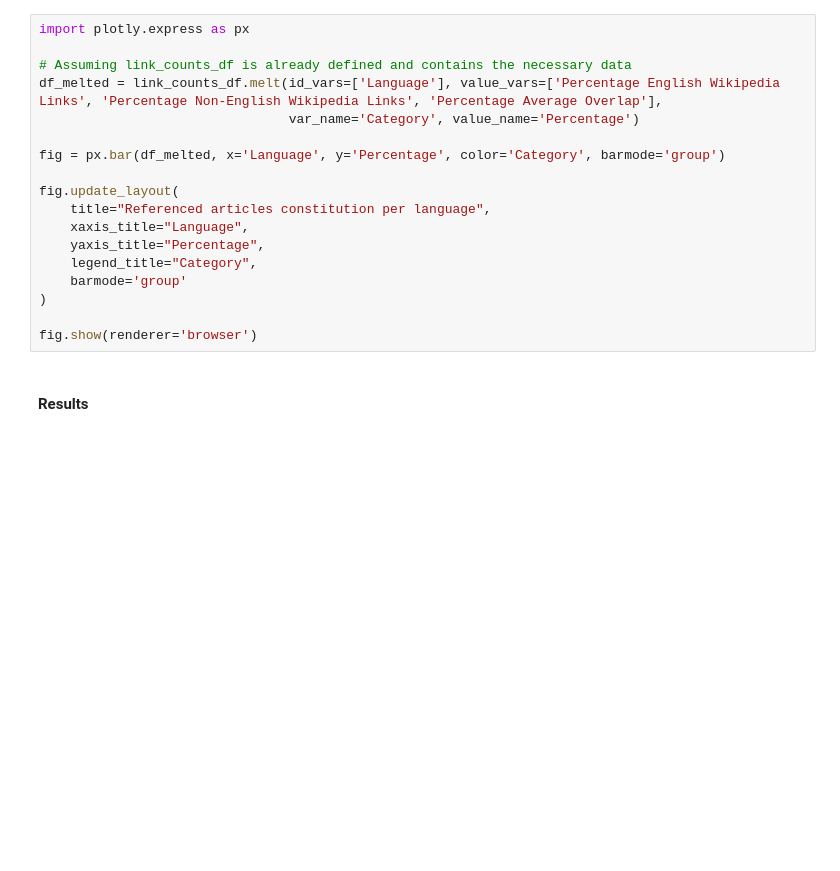
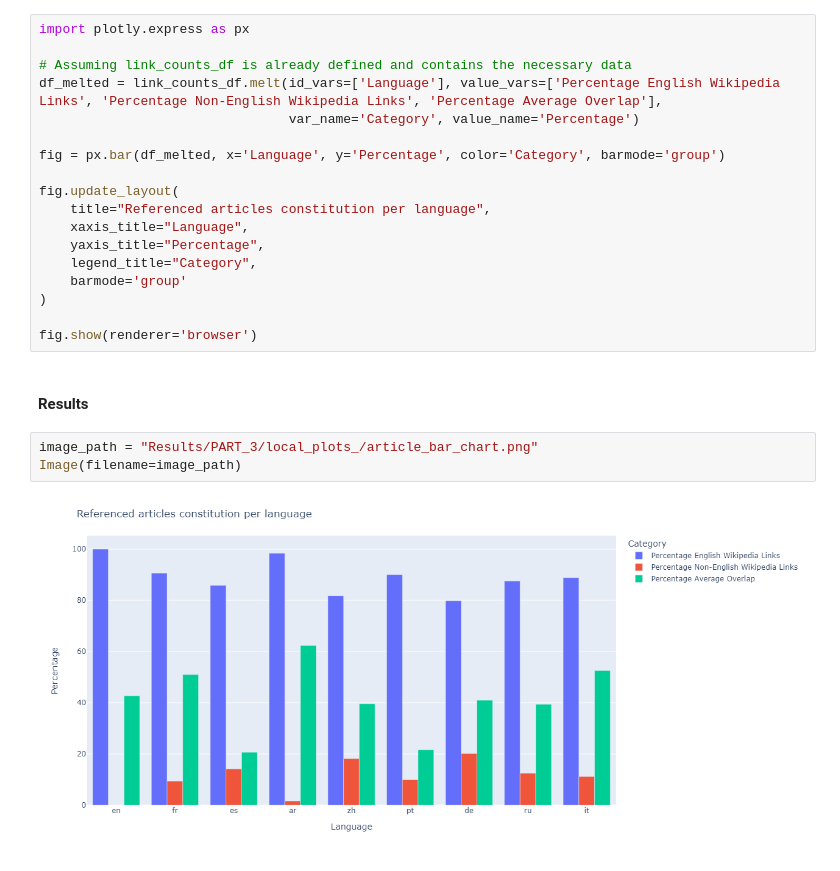
Before and after one commit to epfl-ada/ada-2023-project-thedogues1815, a Jupyter notebook: Part III-Multilingual analysis of COVID-19 misinformation.ipynb, the cells around one changed output. Saved outputs shown, nothing was run; the diff lists cells and outputs as text; blank space fills up the shorter version.

```diff
--- a/Part III-Multilingual analysis of COVID-19 misinformation.ipynb
+++ b/Part III-Multilingual analysis of COVID-19 misinformation.ipynb
@@ -399,4 +407,9 @@ fig.update_layout(
 fig.show(renderer='browser')
 # %% [markdown]
 #### Results
+# %%
+image_path = "Results/PART_3/local_plots_/article_bar_chart.png"
+Image(filename=image_path)
+# %% [output]
+[figure, added]
 # %% [markdown]
```
Also changed, not shown: parts of 6 cells of this notebook.
